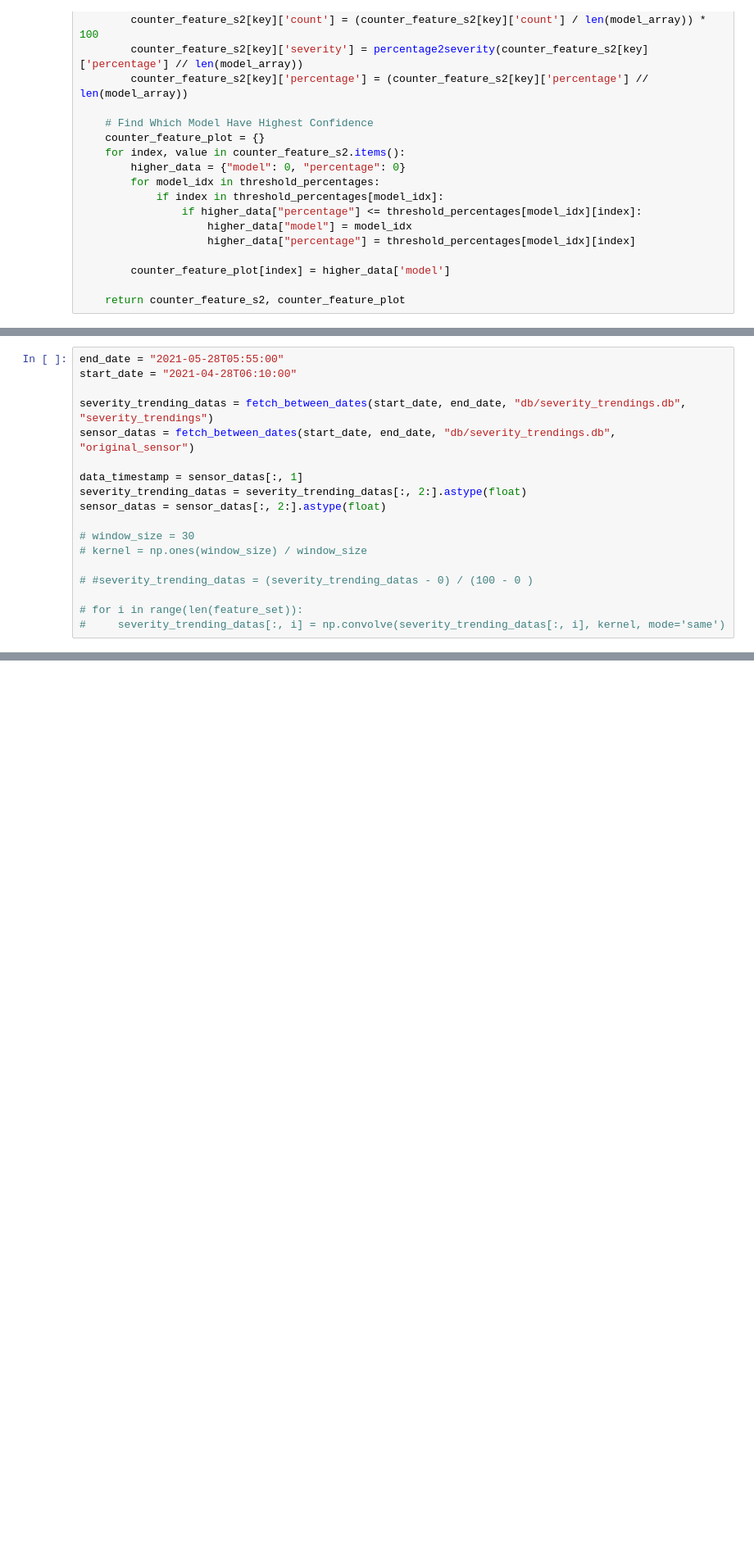
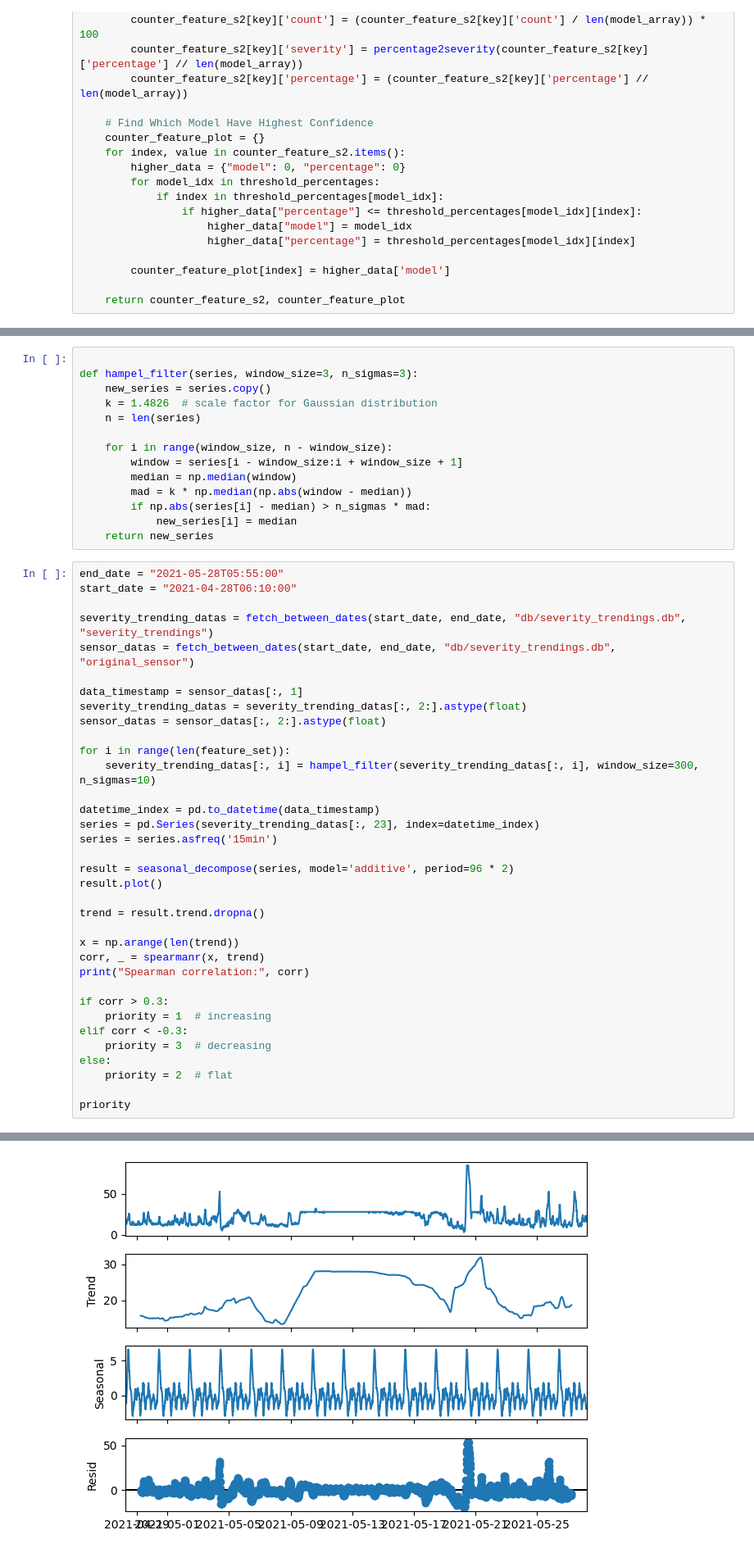
Before and after one commit to arkiven4/tinymonitor-web, a Jupyter notebook: try1.ipynb, the cells around one changed output, grey strips where cells are left out. Shown at 82% size. Saved outputs shown, nothing was run; the diff lists cells and outputs as text; blank space fills up the shorter version.

```diff
--- a/try1.ipynb
+++ b/try1.ipynb
@@ -181,3 +144,17 @@ from sklearn.decomposition import PCA
+# %%
+
+def hampel_filter(series, window_size=3, n_sigmas=3):
+    new_series = series.copy()
+    k = 1.4826  # scale factor for Gaussian distribution
+    n = len(series)
+
+    for i in range(window_size, n - window_size):
+        window = series[i - window_size:i + window_size + 1]
+        median = np.median(window)
+        mad = k * np.median(np.abs(window - median))
+        if np.abs(series[i] - median) > n_sigmas * mad:
+            new_series[i] = median
+    return new_series
 # %%
 end_date = "2021-05-28T05:55:00"
 start_date = "2021-04-28T06:10:00"
@@ -189,10 +166,28 @@ data_timestamp = sensor_datas[:, 1]
 severity_trending_datas = severity_trending_datas[:, 2:].astype(float)
 sensor_datas = sensor_datas[:, 2:].astype(float)
 
-# window_size = 30
-# kernel = np.ones(window_size) / window_size
+for i in range(len(feature_set)):
+    severity_trending_datas[:, i] = hampel_filter(severity_trending_datas[:, i], window_size=300, n_sigmas=10)
 
-# #severity_trending_datas = (severity_trending_datas - 0) / (100 - 0 )
+datetime_index = pd.to_datetime(data_timestamp)
+series = pd.Series(severity_trending_datas[:, 23], index=datetime_index)
+series = series.asfreq('15min')
 
-# for i in range(len(feature_set)):
-#     severity_trending_datas[:, i] = np.convolve(severity_trending_datas[:, i], kernel, mode='same')
+result = seasonal_decompose(series, model='additive', period=96 * 2)
+result.plot()
+
+trend = result.trend.dropna()
+
+x = np.arange(len(trend))
+corr, _ = spearmanr(x, trend)
+print("Spearman correlation:", corr)
+
+if corr > 0.3:
+    priority = 1  # increasing
+elif corr < -0.3:
+    priority = 3  # decreasing
+else:
+    priority = 2  # flat
+
+priority
+# %% [output]
@@ -198,0 +196 @@ sensor_datas = sensor_datas[:, 2:].astype(float)
+[figure, added]
```
Also changed, not shown: parts of 8 cells of this notebook, 11 other files.
